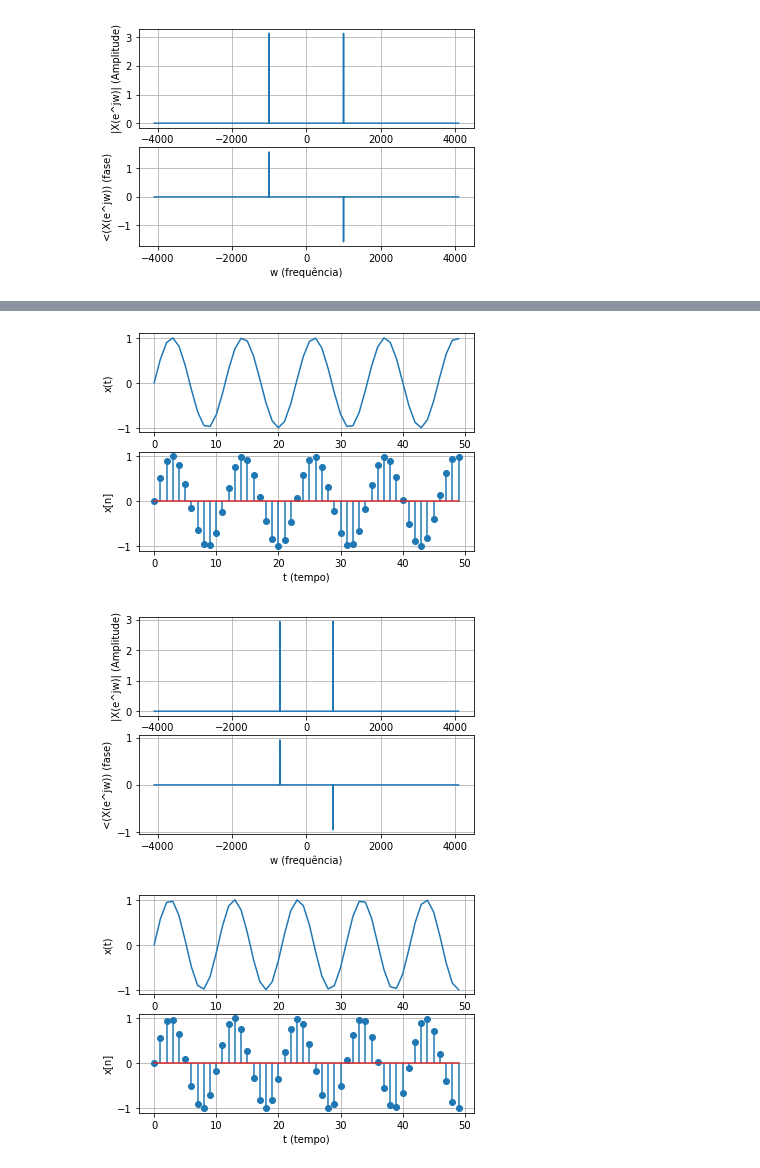
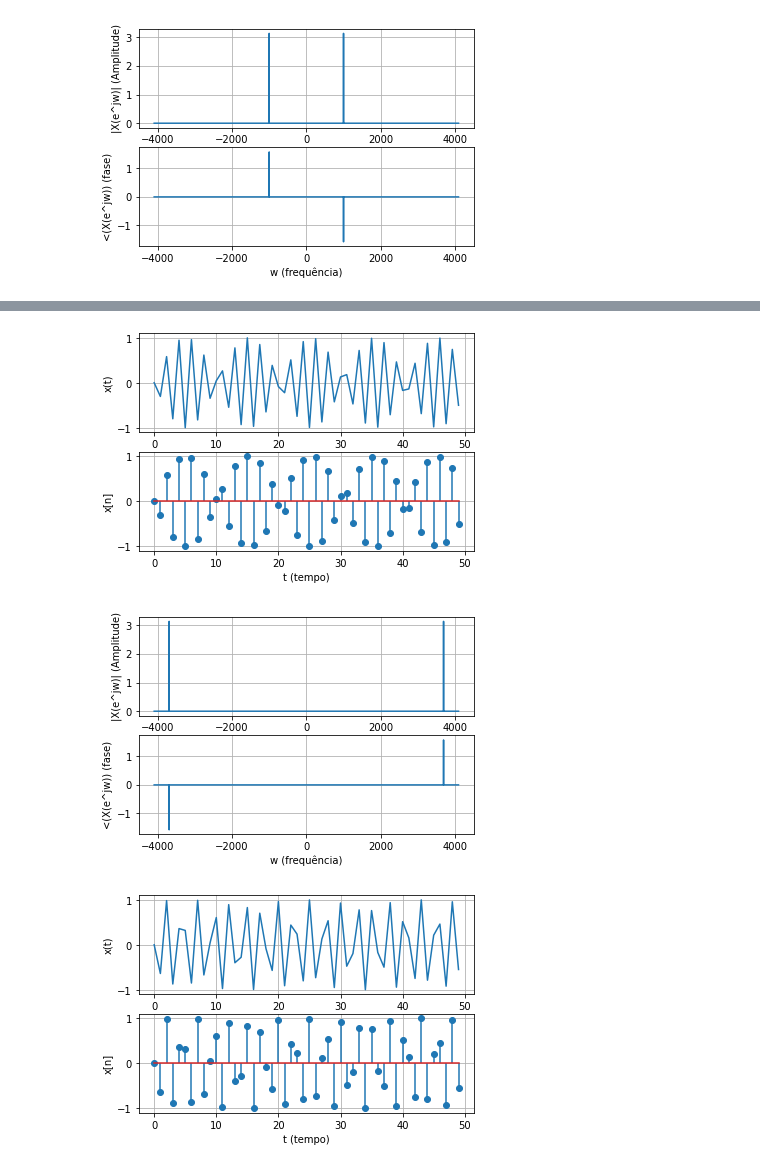
Before and after one commit to thamiress-t/Projeto-1-PDS, a Jupyter notebook: Script/Projeto 1 - PDS (comentado).ipynb, the cells around one changed output, grey strips where cells are left out. Saved outputs shown, nothing was run; the diff lists cells and outputs as text; code cells hidden in the pictures.

```diff
--- a/Script/Projeto 1 - PDS (comentado).ipynb
+++ b/Script/Projeto 1 - PDS (comentado).ipynb
@@ -119,20 +119,20 @@ mag4,fase4,w = ctfts(xn4,1/8192)
 # %%
 #o0 = 4500
-n5,xn5 =generator(4500)
+n5,xn5 =generator(2*np.pi*4500)
 plotting(n5,xn5)
 # %% [output]
-[figure, old version]
+[figure, new version]
 # %%
 #Transformada de Fourier de Tempo Continuo
 mag5,fase5,w = ctfts(xn5,1/8192)
 # %% [output]
-[figure, old version]
+[figure, new version]
 # %%
 #o0 = 5000
-n6,xn6 =generator(5000)
+n6,xn6 =generator(2*np.pi*5000)
 plotting(n6,xn6)
 # %% [output]
-[figure, old version]
+[figure, new version]
 # %%
 #Transformada de Fourier de Tempo Continuo
 mag6,fase6,w = ctfts(xn6,1/8192)
```
Also changed, not shown: parts of 11 cells of this notebook.
